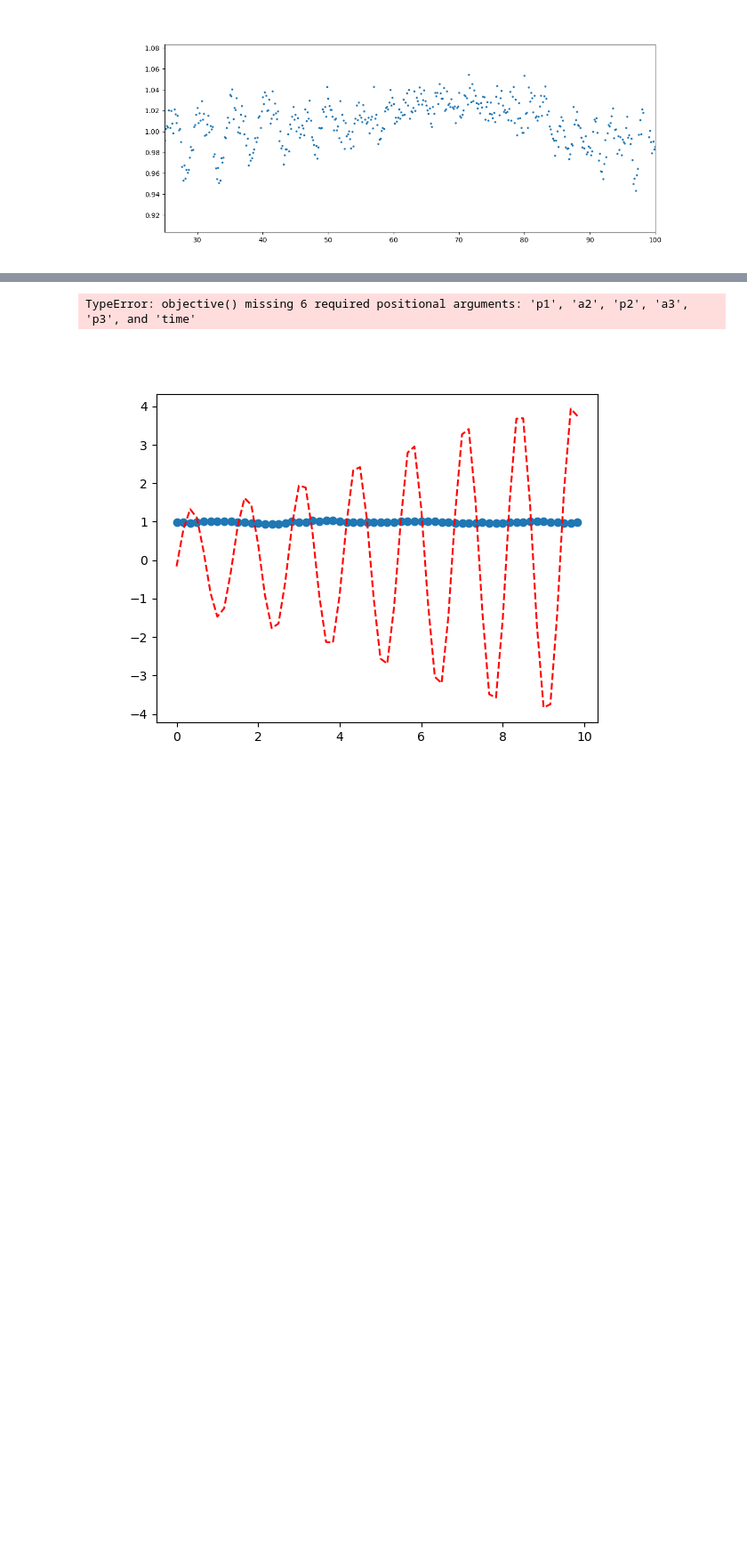
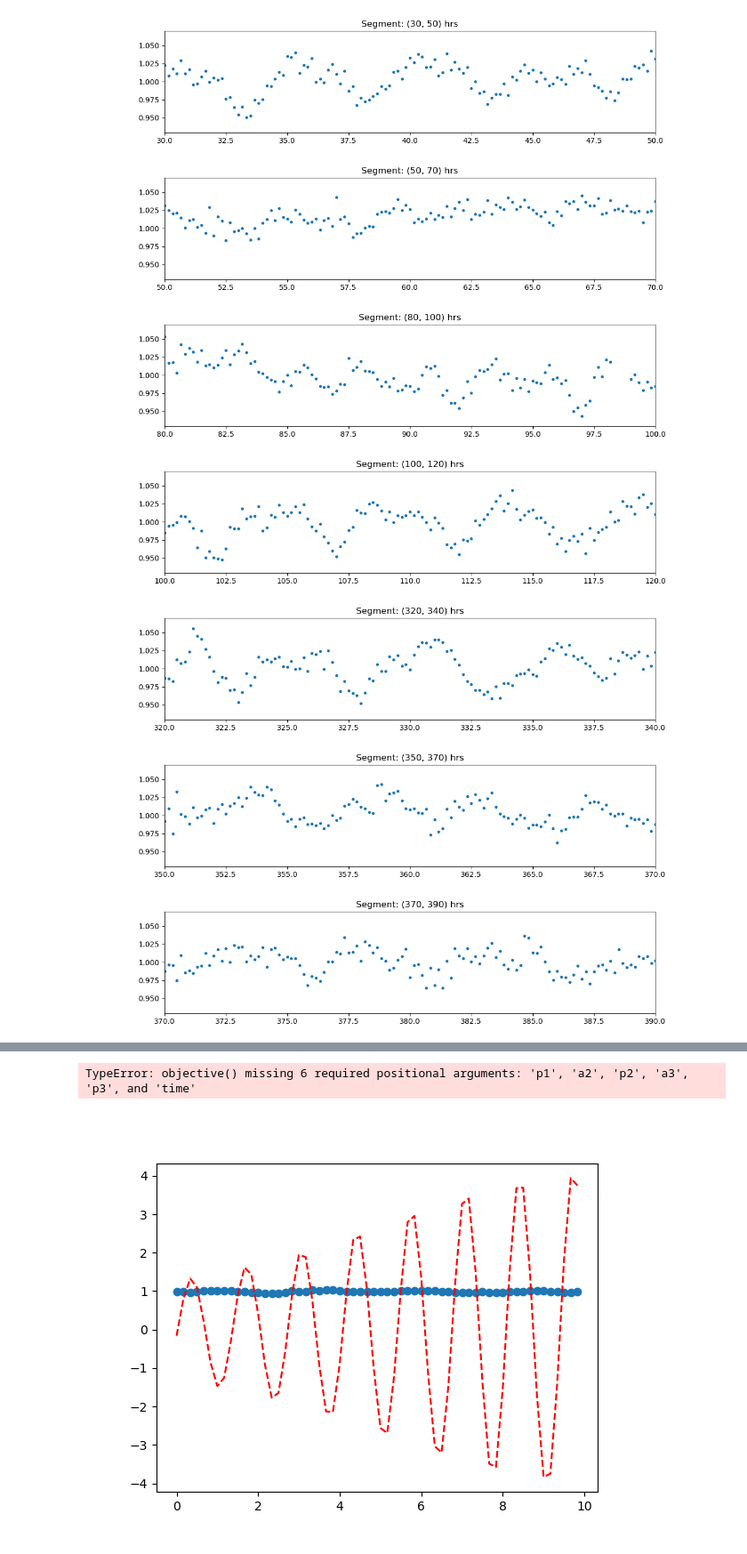
Before and after one commit to fudanguyen/aroma, a Jupyter notebook: AROMA_An_Exo_Rot_Mapping/notebooks/lightCurveSyntheticFit.ipynb, the cells around one changed output, grey strips where cells are left out. Shown: that part at 89% size. Saved outputs shown, nothing was run; the diff lists cells and outputs as text; code cells hidden in the pictures; blank space fills up the shorter version.

```diff
--- a/AROMA_An_Exo_Rot_Mapping/notebooks/lightCurveSyntheticFit.ipynb
+++ b/AROMA_An_Exo_Rot_Mapping/notebooks/lightCurveSyntheticFit.ipynb
@@ -86,10 +97,16 @@ data = data # full light curve
 data.TIME = data.TIME*24
 fit_dir = join(homedir,'notebooks', 'periodSineFit_metadata')
 # %%
-plt.figure(figsize=(13, 5))
-plt.plot(time, lc, ls='', marker='o', ms=2.0)
-plt.xlim((25,100))
-subset = data.iloc[np.where(np.logical_and(time < 100, time > 25))[0]]
-# subset.to_csv(join(homedir, 'data/processed', 'luhman16_subset_25-100hr.csv'), sep=',', index=False)
+time, lc = (data.TIME-data.TIME.iloc[0]), data.PSF_FLUX_NORM
+segments = [(30,50), (50,70), (80,100), (100,120),
+           (320, 340), (350, 370), (370, 390), (400, 420)]
+for seg in segments:
+    plt.figure(figsize=(12, 2.5)), plt.plot(time, lc, ls='', marker='o', ms=3.0), plt.xlim(seg), plt.xlabel('Hrs'), plt.title("Segment: "+str(seg)+" hrs"), plt.ylim((0.93, 1.07))
 # %% [output]
-[figure, old version]
+[figure, new version]
+[figure, added]
+[figure, added]
+[figure, added]
+[figure, added]
+[figure, added]
+[figure, added]
```
Also changed, not shown: parts of 2 cells of this notebook, 1 other file.
